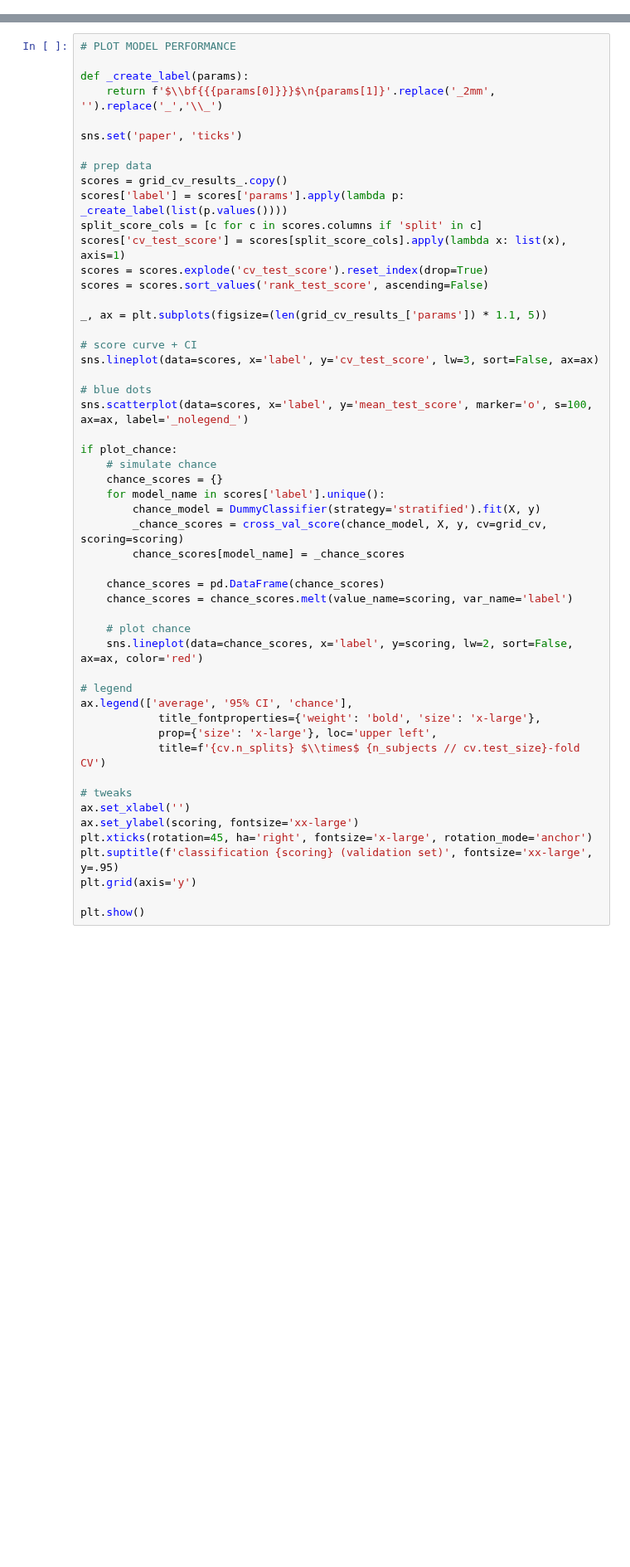
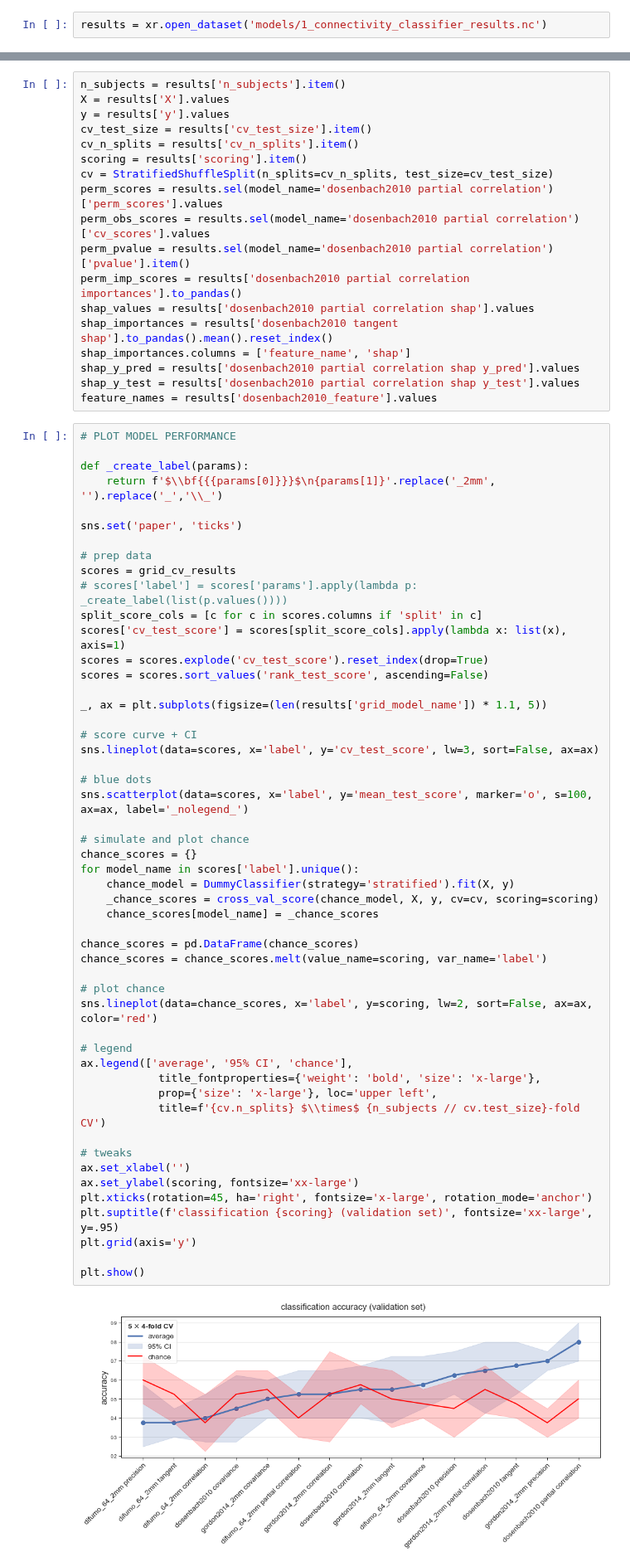
Before and after one commit to morteza/ACNets, a Jupyter notebook: notebooks/4 Visualizations.ipynb, the cells around one changed output, grey strips where cells are left out. Shown at 83% size. Drawn from its saved outputs; the diff is of its cells as text; blank space fills up the shorter version.

Commit message:
visualizations are now completely separated from the modeling pipeline

```diff
--- a/notebooks/4 Visualizations.ipynb
+++ b/notebooks/4 Visualizations.ipynb
@@ -54,0 +40,2 @@ feature_names = ...
+# %%
+results = xr.open_dataset('models/1_connectivity_classifier_results.nc')
@@ -55,3 +48,21 @@ feature_names = ...
+# %%
+n_subjects = results['n_subjects'].item()
+X = results['X'].values
+y = results['y'].values
+cv_test_size = results['cv_test_size'].item()
+cv_n_splits = results['cv_n_splits'].item()
+scoring = results['scoring'].item()
+cv = StratifiedShuffleSplit(n_splits=cv_n_splits, test_size=cv_test_size)
+perm_scores = results.sel(model_name='dosenbach2010 partial correlation')['perm_scores'].values
+perm_obs_scores = results.sel(model_name='dosenbach2010 partial correlation')['cv_scores'].values
+perm_pvalue = results.sel(model_name='dosenbach2010 partial correlation')['pvalue'].item()
+perm_imp_scores = results['dosenbach2010 partial correlation importances'].to_pandas()
+shap_values = results['dosenbach2010 partial correlation shap'].values
+shap_importances = results['dosenbach2010 tangent shap'].to_pandas().mean().reset_index()
+shap_importances.columns = ['feature_name', 'shap']
+shap_y_pred = results['dosenbach2010 partial correlation shap y_pred'].values
+shap_y_test = results['dosenbach2010 partial correlation shap y_test'].values
+feature_names = results['dosenbach2010_feature'].values
 # %%
 # PLOT MODEL PERFORMANCE
 
@@ -61,49 +72,50 @@ def _create_label(params):
 sns.set('paper', 'ticks')
 
 # prep data
-scores = grid_cv_results_.copy()
-scores['label'] = scores['params'].apply(lambda p: _create_label(list(p.values())))
+scores = grid_cv_results
+# scores['label'] = scores['params'].apply(lambda p: _create_label(list(p.values())))
 split_score_cols = [c for c in scores.columns if 'split' in c]
 scores['cv_test_score'] = scores[split_score_cols].apply(lambda x: list(x), axis=1)
 scores = scores.explode('cv_test_score').reset_index(drop=True)
 scores = scores.sort_values('rank_test_score', ascending=False)
 
-_, ax = plt.subplots(figsize=(len(grid_cv_results_['params']) * 1.1, 5))
+_, ax = plt.subplots(figsize=(len(results['grid_model_name']) * 1.1, 5))
 
 # score curve + CI
 sns.lineplot(data=scores, x='label', y='cv_test_score', lw=3, sort=False, ax=ax)
 
 # blue dots
 sns.scatterplot(data=scores, x='label', y='mean_test_score', marker='o', s=100, ax=ax, label='_nolegend_')
 
-if plot_chance:
-    # simulate chance
-    chance_scores = {}
-    for model_name in scores['label'].unique():
-        chance_model = DummyClassifier(strategy='stratified').fit(X, y)
-        _chance_scores = cross_val_score(chance_model, X, y, cv=grid_cv, scoring=scoring)
-        chance_scores[model_name] = _chance_scores
+# simulate and plot chance
+chance_scores = {}
+for model_name in scores['label'].unique():
+    chance_model = DummyClassifier(strategy='stratified').fit(X, y)
+    _chance_scores = cross_val_score(chance_model, X, y, cv=cv, scoring=scoring)
+    chance_scores[model_name] = _chance_scores
 
-    chance_scores = pd.DataFrame(chance_scores)
-    chance_scores = chance_scores.melt(value_name=scoring, var_name='label')
+chance_scores = pd.DataFrame(chance_scores)
+chance_scores = chance_scores.melt(value_name=scoring, var_name='label')
 
-    # plot chance
-    sns.lineplot(data=chance_scores, x='label', y=scoring, lw=2, sort=False, ax=ax, color='red')
+# plot chance
+sns.lineplot(data=chance_scores, x='label', y=scoring, lw=2, sort=False, ax=ax, color='red')
 
 # legend
 ax.legend(['average', '95% CI', 'chance'],
             title_fontproperties={'weight': 'bold', 'size': 'x-large'},
             prop={'size': 'x-large'}, loc='upper left',
             title=f'{cv.n_splits} $\\times$ {n_subjects // cv.test_size}-fold CV')
 
 # tweaks
 ax.set_xlabel('')
 ax.set_ylabel(scoring, fontsize='xx-large')
 plt.xticks(rotation=45, ha='right', fontsize='x-large', rotation_mode='anchor')
 plt.suptitle(f'classification {scoring} (validation set)', fontsize='xx-large', y=.95)
 plt.grid(axis='y')
 
 plt.show()
+# %% [output]
+[figure, added]
 # %%
 # SIGNIFICANCE TESTING
 
```
Also changed, not shown: parts of 11 cells of this notebook, 1 other file.
